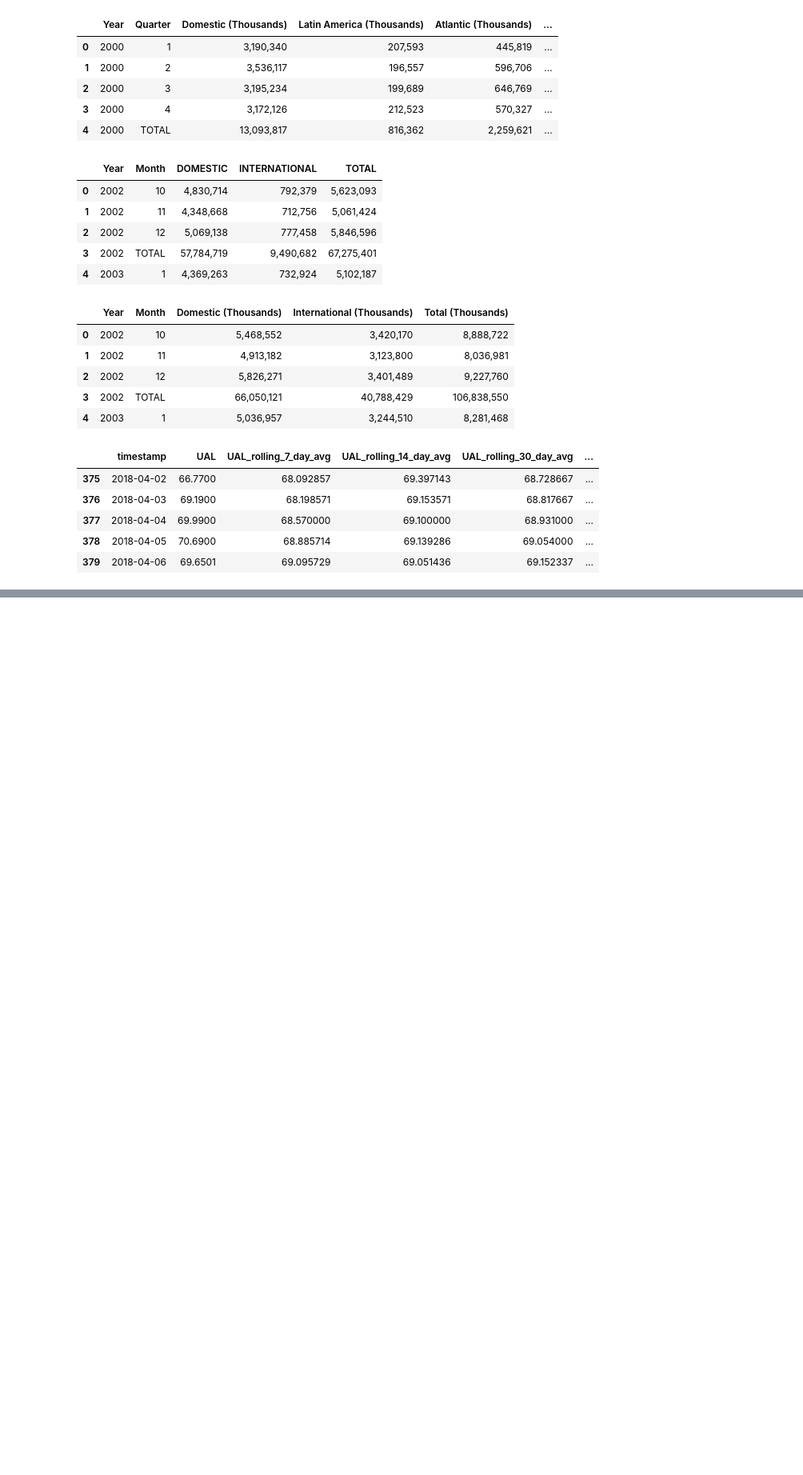
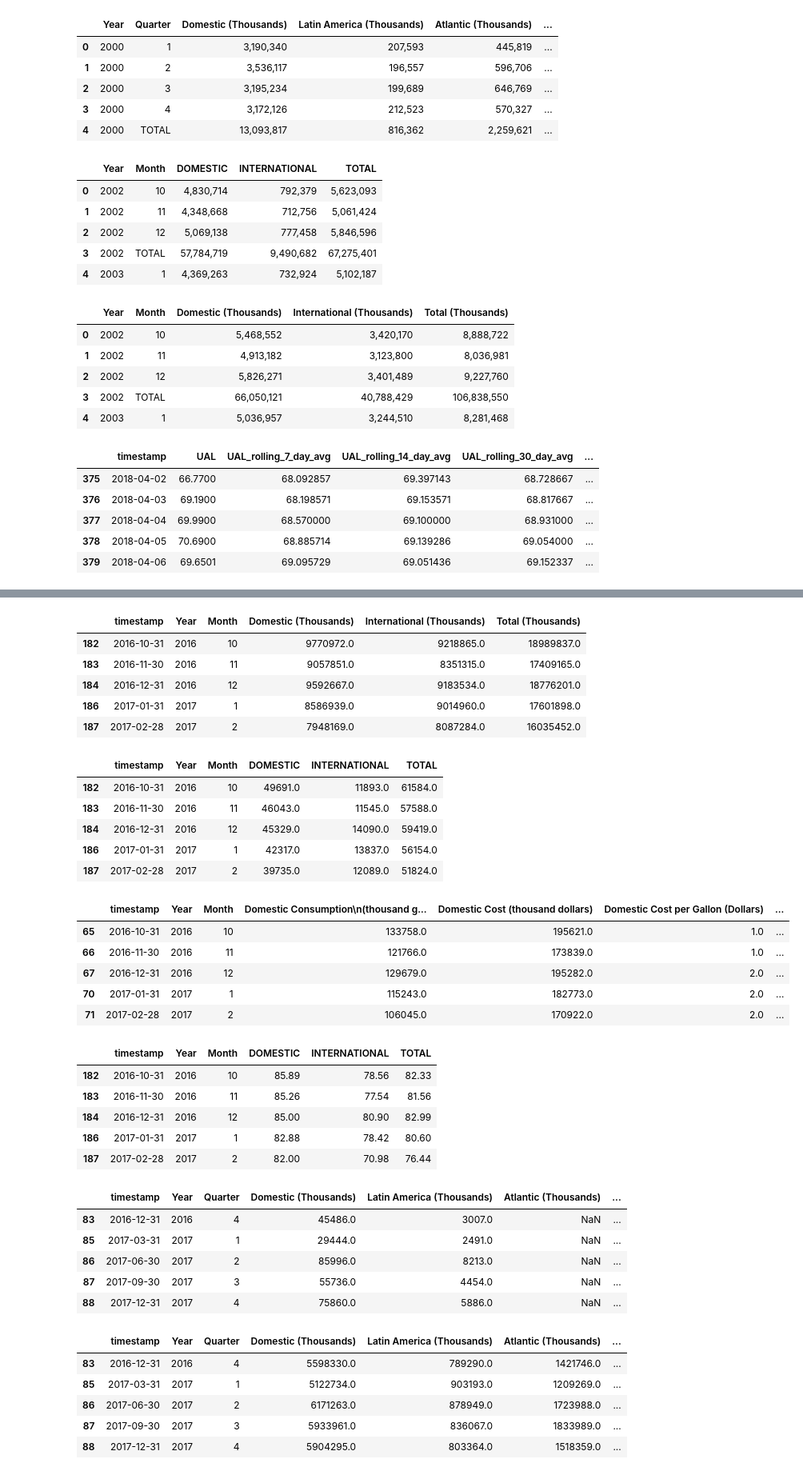
Before and after one commit to liamos7/CitadelDatathon2023-Team4, a Jupyter notebook: United/united_data_analysis.ipynb, the cells around one changed output, grey strips where cells are left out. Shown: that part at 80% size. Cells and saved outputs as stored; diff of their text form; code cells hidden in the pictures; blank space fills up the shorter version.

Commit message:
finished ual cleaning
have to just copy and paste this to other airlines and replace all ual, file paths. hopefully the dtypes of the other files are the same lol

```diff
--- a/United/united_data_analysis.ipynb
+++ b/United/united_data_analysis.ipynb
@@ -221,5 +256,5 @@ ual_income_df = ual_income_df.loc[(ual_income_df['timestamp'] >= start_date) & (
 # %%
-# clean net income
+# clean operating revenue
 
 # drop the total columns in order to convert to datetime. aggregation can easily replace total
 ual_operating_revenue_df = ual_operating_revenue_df.loc[ual_operating_revenue_df['Quarter'] != "TOTAL"].copy()
@@ -244,6 +279,12 @@ ual_operating_revenue_df.drop(columns=['date_str'], inplace=True)
 start_date = pd.to_datetime('2016-10-01')
 end_date = pd.to_datetime('2018-05-01')
 ual_operating_revenue_df = ual_operating_revenue_df.loc[(ual_operating_revenue_df['timestamp'] >= start_date) & (ual_operating_revenue_df['timestamp'] < end_date)]
+
+ual_operating_revenue_df['Domestic (Thousands)'] = ual_operating_revenue_df['Domestic (Thousands)'].str.replace(",", "").astype(float)
+ual_operating_revenue_df['Latin America (Thousands)'] = ual_operating_revenue_df['Latin America (Thousands)'].str.replace(",", "").astype(float)
+ual_operating_revenue_df['Atlantic (Thousands)'] = ual_operating_revenue_df['Atlantic (Thousands)'].str.replace(",", "").astype(float)
+ual_operating_revenue_df['Pacific (Thousands)'] = ual_operating_revenue_df['Pacific (Thousands)'].str.replace(",", "").astype(float)
+ual_operating_revenue_df['Total (Thousands)'] = ual_operating_revenue_df['Total (Thousands)'].str.replace(",", "").astype(float)
 # %%
 # clean passenger volume df
 
@@ -267,6 +308,11 @@ ual_passenger_vol_df.drop(columns=['date_str'], inplace=True)
 start_date = pd.to_datetime('2016-10-01')
 end_date = pd.to_datetime('2018-05-01')
 ual_passenger_vol_df = ual_passenger_vol_df.loc[(ual_passenger_vol_df['timestamp'] >= start_date) & (ual_passenger_vol_df['timestamp'] < end_date)]
+
+# clean dtypes
+ual_passenger_vol_df['DOMESTIC'] = ual_passenger_vol_df['DOMESTIC'].str.replace(",", "").astype(float)
+ual_passenger_vol_df['INTERNATIONAL'] = ual_passenger_vol_df['INTERNATIONAL'].str.replace(",", "").astype(float)
+ual_passenger_vol_df['TOTAL'] = ual_passenger_vol_df['TOTAL'].str.replace(",", "").astype(float)
 # %%
 # clean rpm df
 
@@ -290,3 +336,58 @@ ual_rpm_df.drop(columns=['date_str'], inplace=True)
 start_date = pd.to_datetime('2016-10-01')
 end_date = pd.to_datetime('2018-05-01')
 ual_rpm_df = ual_rpm_df.loc[(ual_rpm_df['timestamp'] >= start_date) & (ual_rpm_df['timestamp'] < end_date)]
+
+# clean dtypes
+ual_rpm_df['Domestic (Thousands)'] = ual_rpm_df['Domestic (Thousands)'].str.replace(",", "").astype(float)
+ual_rpm_df['International (Thousands)'] = ual_rpm_df['International (Thousands)'].str.replace(",", "").astype(float)
+ual_rpm_df['Total (Thousands)'] = ual_rpm_df['Total (Thousands)'].str.replace(",", "").astype(float)
+# %%
+# ual stock dtype clean
+ual_stock_df['timestamp'] = pd.to_datetime(ual_stock_df['timestamp'])
+# %%
+display(ual_asm_df.head())
+display(ual_flight_vol_df.head())
+display(ual_fuel_df.head())
+display(ual_load_factor_df.head())
+display(ual_income_df.head())
+display(ual_operating_revenue_df.head())
+display(ual_passenger_vol_df.head())
+display(ual_rpm_df.head())
+display(ual_stock_df.tail())
+# %% [output]
+|  | timestamp | Year | Month | Domestic (Thousands) | International (Thousands) | Total (Thousands) |
+| 182 | 2016-10-31 | 2016 | 10 | 9770972.0 | 9218865.0 | 18989837.0 |
+| 183 | 2016-11-30 | 2016 | 11 | 9057851.0 | 8351315.0 | 17409165.0 |
+| 184 | 2016-12-31 | 2016 | 12 | 9592667.0 | 9183534.0 | 18776201.0 |
+| 186 | 2017-01-31 | 2017 | 1 | 8586939.0 | 9014960.0 | 17601898.0 |
+| 187 | 2017-02-28 | 2017 | 2 | 7948169.0 | 8087284.0 | 16035452.0 |
+|  | timestamp | Year | Month | DOMESTIC | INTERNATIONAL | TOTAL |
+| 182 | 2016-10-31 | 2016 | 10 | 49691.0 | 11893.0 | 61584.0 |
+| 183 | 2016-11-30 | 2016 | 11 | 46043.0 | 11545.0 | 57588.0 |
+| 184 | 2016-12-31 | 2016 | 12 | 45329.0 | 14090.0 | 59419.0 |
+| 186 | 2017-01-31 | 2017 | 1 | 42317.0 | 13837.0 | 56154.0 |
+| 187 | 2017-02-28 | 2017 | 2 | 39735.0 | 12089.0 | 51824.0 |
+|  | timestamp | Year | Month | Domestic Consumption\n(thousand g... | Domestic Cost (thousand dollars) | Domestic Cost per Gallon (Dollars) | ... |
+| 65 | 2016-10-31 | 2016 | 10 | 133758.0 | 195621.0 | 1.0 | ... |
+| 66 | 2016-11-30 | 2016 | 11 | 121766.0 | 173839.0 | 1.0 | ... |
+| 67 | 2016-12-31 | 2016 | 12 | 129679.0 | 195282.0 | 2.0 | ... |
+| 70 | 2017-01-31 | 2017 | 1 | 115243.0 | 182773.0 | 2.0 | ... |
+| 71 | 2017-02-28 | 2017 | 2 | 106045.0 | 170922.0 | 2.0 | ... |
+|  | timestamp | Year | Month | DOMESTIC | INTERNATIONAL | TOTAL |
+| 182 | 2016-10-31 | 2016 | 10 | 85.89 | 78.56 | 82.33 |
+| 183 | 2016-11-30 | 2016 | 11 | 85.26 | 77.54 | 81.56 |
+| 184 | 2016-12-31 | 2016 | 12 | 85.00 | 80.90 | 82.99 |
+| 186 | 2017-01-31 | 2017 | 1 | 82.88 | 78.42 | 80.60 |
+| 187 | 2017-02-28 | 2017 | 2 | 82.00 | 70.98 | 76.44 |
+|  | timestamp | Year | Quarter | Domestic (Thousands) | Latin America (Thousands) | Atlantic (Thousands) | ... |
+| 83 | 2016-12-31 | 2016 | 4 | 45486.0 | 3007.0 | NaN | ... |
+| 85 | 2017-03-31 | 2017 | 1 | 29444.0 | 2491.0 | NaN | ... |
+| 86 | 2017-06-30 | 2017 | 2 | 85996.0 | 8213.0 | NaN | ... |
+| 87 | 2017-09-30 | 2017 | 3 | 55736.0 | 4454.0 | NaN | ... |
+| 88 | 2017-12-31 | 2017 | 4 | 75860.0 | 5886.0 | NaN | ... |
+|  | timestamp | Year | Quarter | Domestic (Thousands) | Latin America (Thousands) | Atlantic (Thousands) | ... |
+| 83 | 2016-12-31 | 2016 | 4 | 5598330.0 | 789290.0 | 1421746.0 | ... |
+| 85 | 2017-03-31 | 2017 | 1 | 5122734.0 | 903193.0 | 1209269.0 | ... |
+| 86 | 2017-06-30 | 2017 | 2 | 6171263.0 | 878949.0 | 1723988.0 | ... |
+| 87 | 2017-09-30 | 2017 | 3 | 5933961.0 | 836067.0 | 1833989.0 | ... |
+| 88 | 2017-12-31 | 2017 | 4 | 5904295.0 | 803364.0 | 1518359.0 | ... |
```
Also changed, not shown: parts of 18 cells of this notebook, 1 other file.
